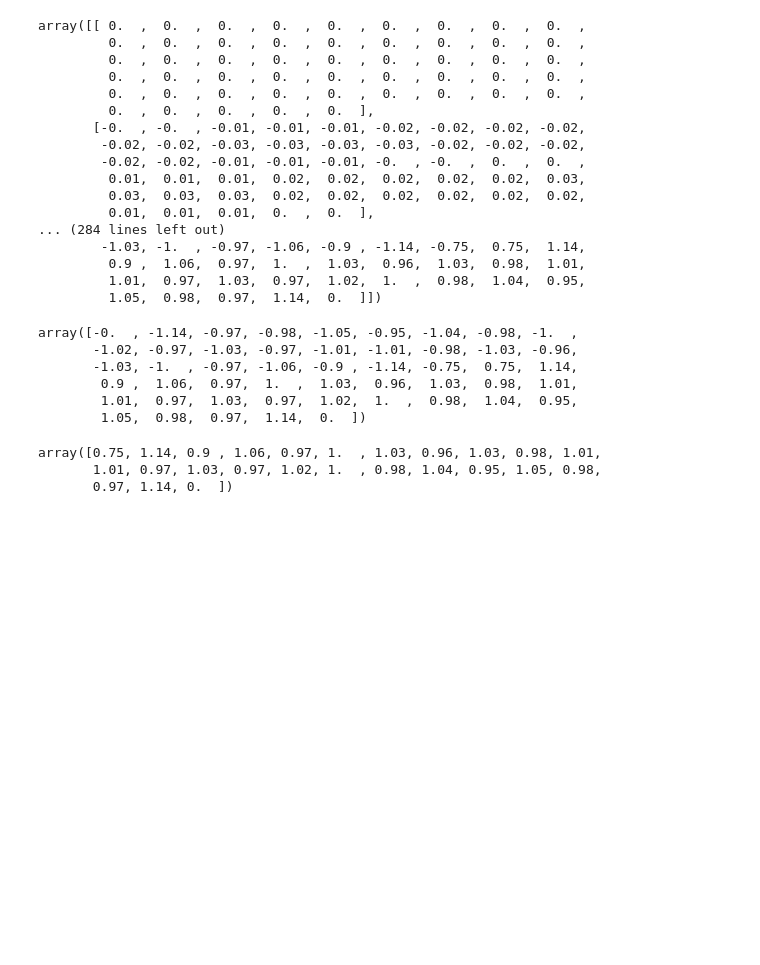
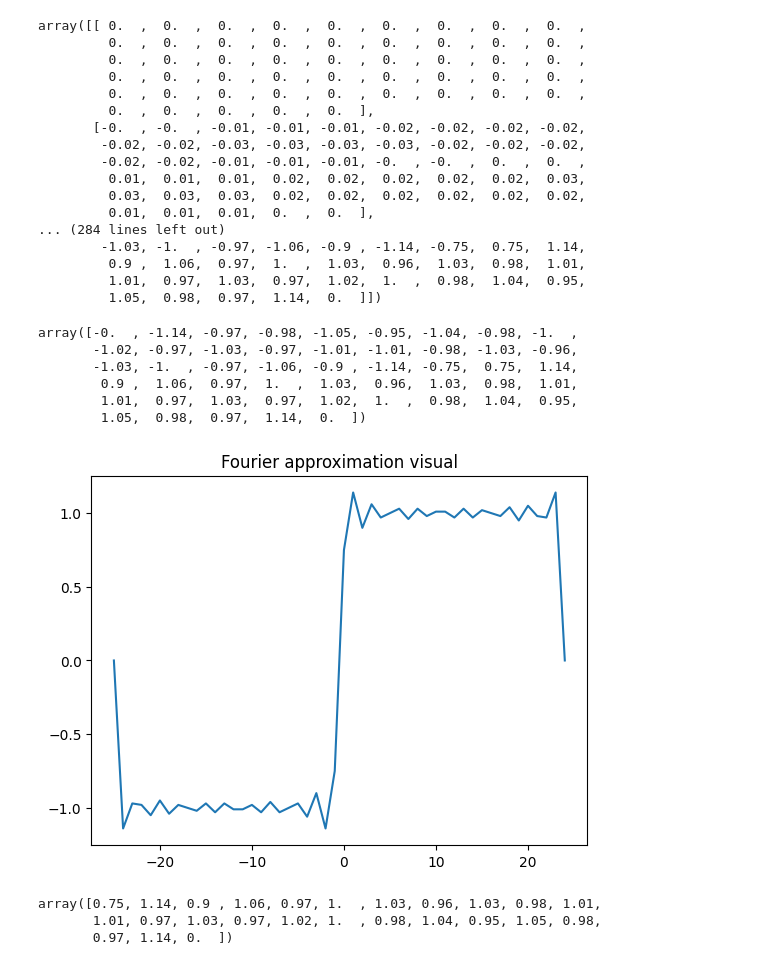
Before and after one commit to peterassessments/Individiual-Simulation, a Jupyter notebook: individual sim.ipynb, the cells around one changed output. Drawn from its saved outputs; the diff is of its cells as text; code cells hidden in the pictures; blank space fills up the shorter version.

```diff
--- a/individual sim.ipynb
+++ b/individual sim.ipynb
@@ -243,6 +243,18 @@ array([-0.  , -1.14, -0.97, -0.98, -1.05, -0.95, -1.04, -0.98, -1.  ,
         0.9 ,  1.06,  0.97,  1.  ,  1.03,  0.96,  1.03,  0.98,  1.01,
         1.01,  0.97,  1.03,  0.97,  1.02,  1.  ,  0.98,  1.04,  0.95,
         1.05,  0.98,  0.97,  1.14,  0.  ])
+# %%
+x = np.arange(-25, 25)
+#y = np.linspace(0, 50, )
+plotable =  periscope[49,:] # detaching slice from the D by D array
+#plt.show()
+
+plotable.shape
+plt.plot(x, plotable)
+plt.title('Fourier approximation visual')
+plt.show()
+# %% [output]
+[figure, added]
 # %%
 periscope[49, 25:50]
 # %% [output]
```
Also changed, not shown: parts of 3 cells of this notebook.
